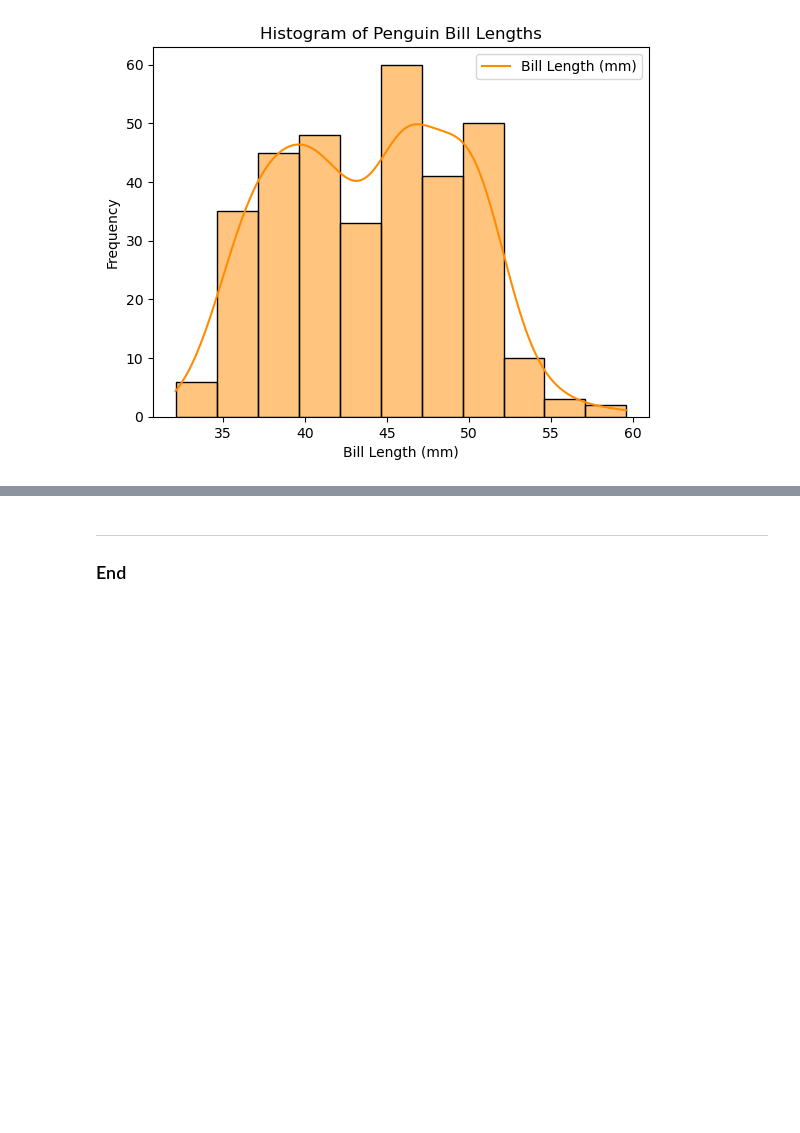
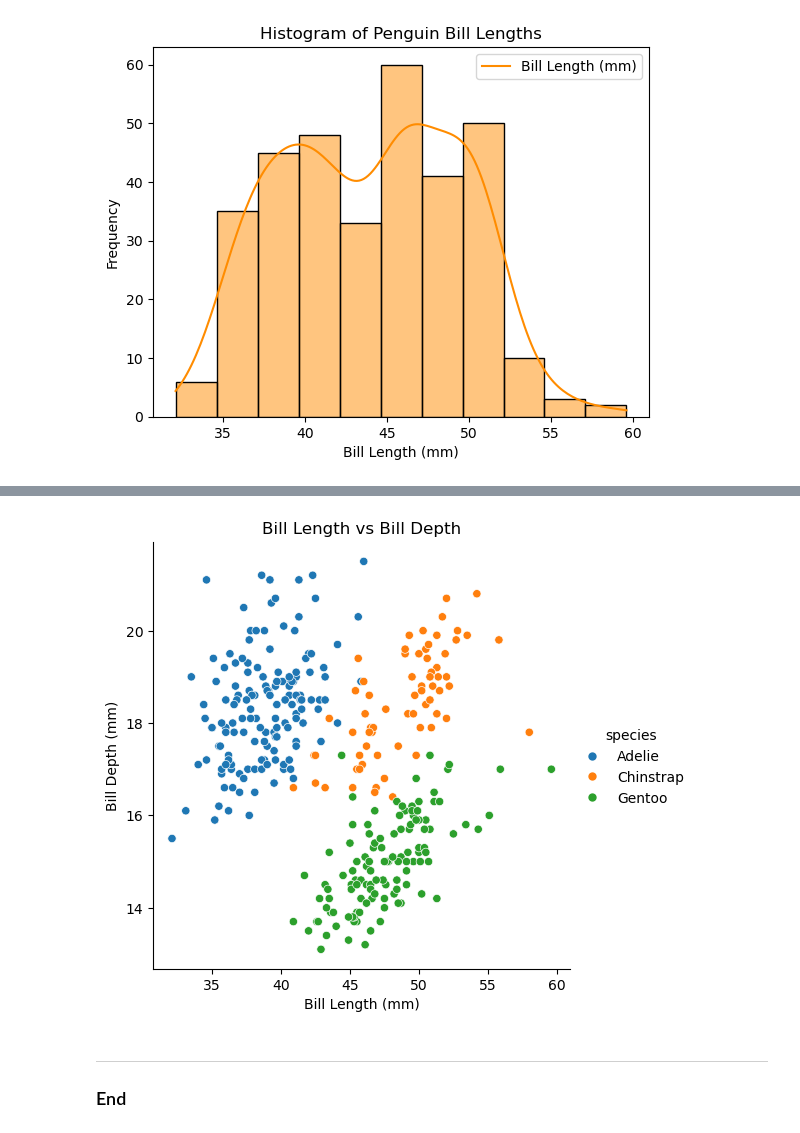
Before and after one commit to atacanbt/pofda-mywork, a Jupyter notebook: penguins.ipynb, the cells around one changed output, grey strips where cells are left out. Cells and saved outputs as stored; diff of their text form; code cells hidden in the pictures; blank space fills up the shorter version.

```diff
--- a/penguins.ipynb
+++ b/penguins.ipynb
@@ -195,3 +231,10 @@ Given these observations, it would be worthwhile to investigate any correlation
+# %%
+z = sns.relplot(x='bill_length_mm', y='bill_depth_mm', data=penguins, hue='species')
+z.set_axis_labels('Bill Length (mm)', 'Bill Depth (mm)')
+plt.title('Bill Length vs Bill Depth')
+plt.show()
+# %% [output]
+[figure, added]
 # %% [markdown]
 ***
 ### End
```
Also changed, not shown: parts of 9 cells of this notebook.
